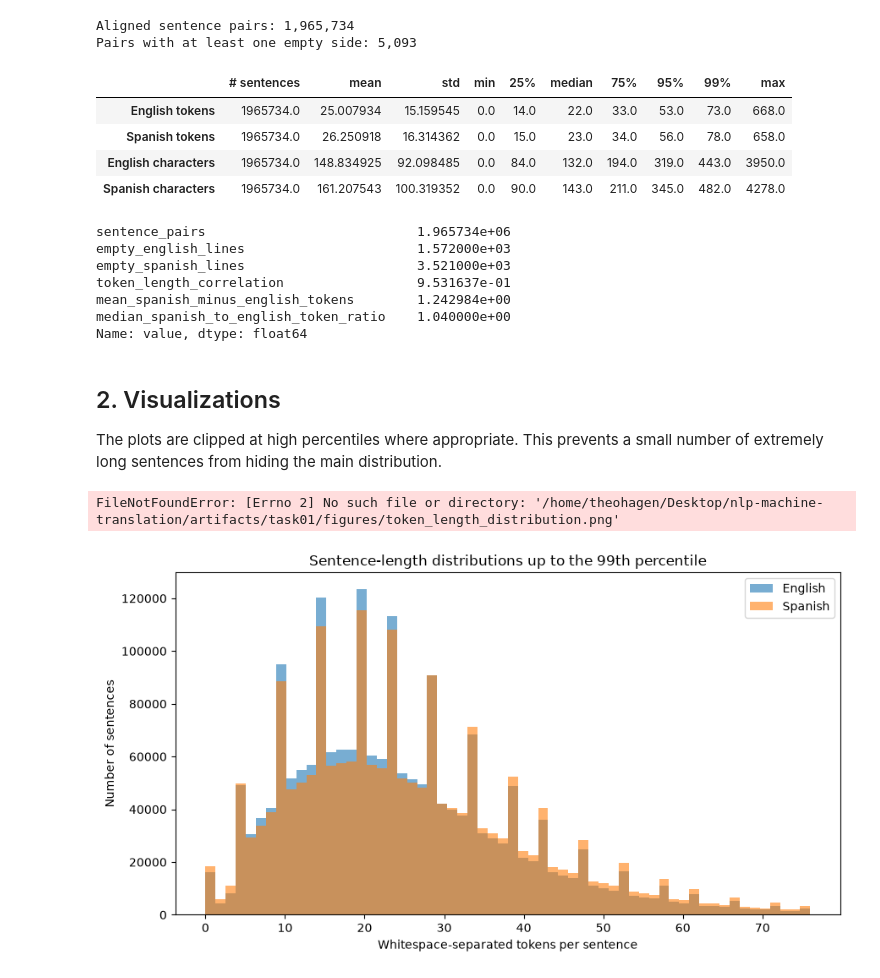
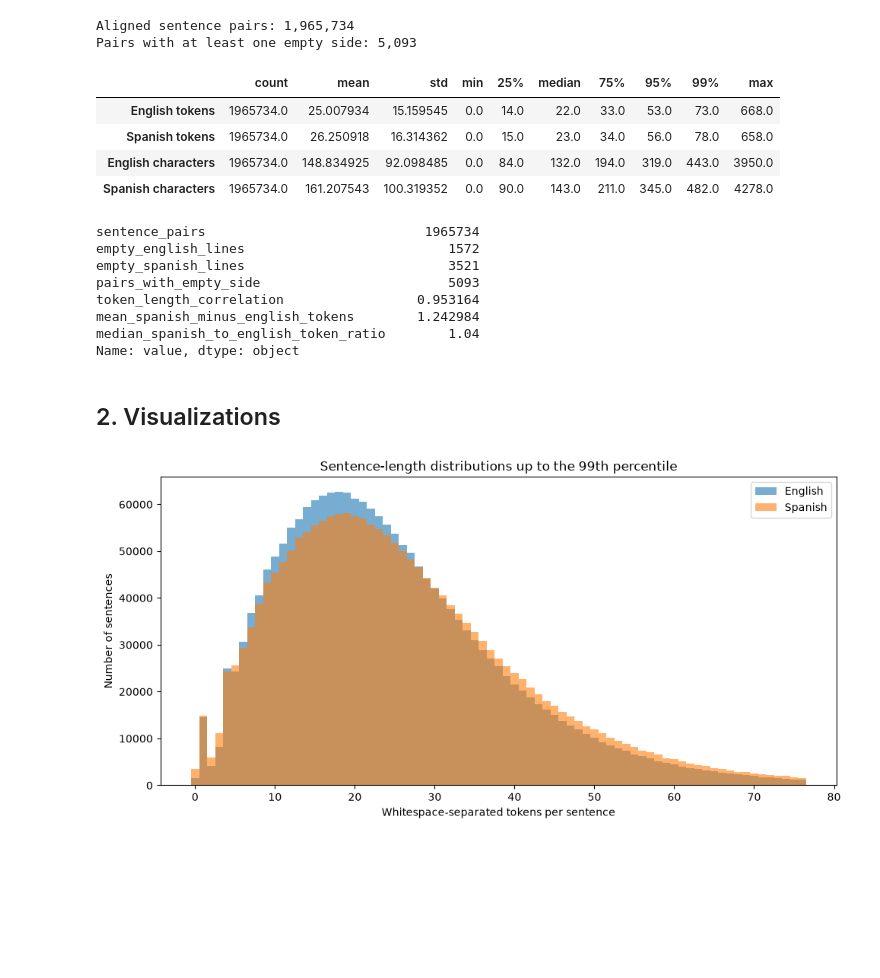
Before and after one commit to theodorhagen/nlp-machine-translation, a Jupyter notebook: notebooks/task01_data_exploration.ipynb, the cells around one changed output. Saved outputs shown, nothing was run; the diff lists cells and outputs as text; code cells hidden in the pictures; blank space fills up the shorter version.

```diff
--- a/notebooks/task01_data_exploration.ipynb
+++ b/notebooks/task01_data_exploration.ipynb
@@ -6,7 +6,6 @@ This notebook explores the aligned English–Spanish Europarl corpus and creates
 from pathlib import Path
 from itertools import zip_longest
 from array import array
-import json
 
 import matplotlib.pyplot as plt
 import numpy as np
@@ -18,13 +17,12 @@ SAMPLE_FRACTION = 0.10
 
 PROJECT_ROOT = Path.cwd().parent
 DATA_DIR = PROJECT_ROOT / "data"
+PLOT_DIR = PROJECT_ROOT / "plots" / "task01"
+SAMPLE_DIR = DATA_DIR / "sampled"
+
 EN_PATH = DATA_DIR / "europarl-v7.es-en.en"
 ES_PATH = DATA_DIR / "europarl-v7.es-en.es"
 
-ARTIFACT_DIR = PROJECT_ROOT / "artifacts" / "task01"
-FIGURE_DIR = ARTIFACT_DIR / "figures"
-SAMPLE_DIR = DATA_DIR / "sampled"
-
 print(f"Project root: {PROJECT_ROOT}")
 # %% [output]
 Project root: /home/theohagen/Desktop/nlp-machine-translation
@@ -94,7 +92,7 @@ token_ratio = np.divide(
 
 def describe(values: np.ndarray) -> dict:
     return {
-        "# sentences": int(values.size),
+        "count": int(values.size),
         "mean": float(np.mean(values)),
         "std": float(np.std(values)),
         "min": int(np.min(values)),
@@ -118,7 +116,7 @@ length_summary = pd.DataFrame(
 
 length_summary
 # %% [output]
-|  | # sentences | mean | std | min | 25% | median | 75% | 95% | 99% | max |
+|  | count | mean | std | min | 25% | median | 75% | 95% | 99% | max |
 | English tokens | 1965734.0 | 25.007934 | 15.159545 | 0.0 | 14.0 | 22.0 | 33.0 | 53.0 | 73.0 | 668.0 |
 | Spanish tokens | 1965734.0 | 26.250918 | 16.314362 | 0.0 | 15.0 | 23.0 | 34.0 | 56.0 | 78.0 | 658.0 |
 | English characters | 1965734.0 | 148.834925 | 92.098485 | 0.0 | 84.0 | 132.0 | 194.0 | 319.0 | 443.0 | 3950.0 |
@@ -130,6 +128,7 @@ corpus_summary = {
     "sentence_pairs": total_pairs,
     "empty_english_lines": empty_en,
     "empty_spanish_lines": empty_es,
+    "pairs_with_empty_side": empty_pair,
     "token_length_correlation": float(np.corrcoef(en_tokens, es_tokens)[0, 1]),
     "mean_spanish_minus_english_tokens": float(np.mean(token_difference)),
     "median_spanish_to_english_token_ratio": float(np.median(valid_ratio)),
@@ -137,37 +136,47 @@ corpus_summary = {
 
 pd.Series(corpus_summary, name="value", dtype="object")
 # %% [output]
-sentence_pairs                           1.965734e+06
-empty_english_lines                      1.572000e+03
-empty_spanish_lines                      3.521000e+03
-token_length_correlation                 9.531637e-01
-mean_spanish_minus_english_tokens        1.242984e+00
-median_spanish_to_english_token_ratio    1.040000e+00
-Name: value, dtype: float64
+sentence_pairs                            1965734
+empty_english_lines                          1572
+empty_spanish_lines                          3521
+pairs_with_empty_side                        5093
+token_length_correlation                 0.953164
+mean_spanish_minus_english_tokens        1.242984
+median_spanish_to_english_token_ratio        1.04
+Name: value, dtype: object
 # %% [markdown]
 ## 2. Visualizations
-
-The plots are clipped at high percentiles where appropriate. This prevents a small number of extremely long sentences from hiding the main distribution.
 # %%
 upper = int(np.percentile(np.concatenate([en_tokens, es_tokens]), 99))
 
-plt.figure(figsize=(9, 5))
-plt.hist(en_tokens[en_tokens <= upper], bins=60, alpha=0.6, label="English")
-plt.hist(es_tokens[es_tokens <= upper], bins=60, alpha=0.6, label="Spanish")
+integer_bins = np.arange(-0.5, upper + 1.5, 1)
+
+plt.figure(figsize=(10, 5))
+
+plt.hist(
+    en_tokens[en_tokens <= upper],
+    bins=integer_bins,
+    alpha=0.6,
+    label="English",
+)
+
+plt.hist(
+    es_tokens[es_tokens <= upper],
+    bins=integer_bins,
+    alpha=0.6,
+    label="Spanish",
+)
+
 plt.xlabel("Whitespace-separated tokens per sentence")
 plt.ylabel("Number of sentences")
 plt.title("Sentence-length distributions up to the 99th percentile")
 plt.legend()
 plt.tight_layout()
-
-path = FIGURE_DIR / "token_length_distribution.png"
+path = PLOT_DIR / "token_length_distribution.png"
 plt.savefig(path, dpi=200)
 plt.show()
-
-print(path)
 # %% [output]
-FileNotFoundError: [Errno 2] No such file or directory: '/home/theohagen/Desktop/nlp-machine-translation/artifacts/task01/figures/token_length_distribution.png'
-[figure, old version]
+[figure, new version]
 # %%
 x_limit = int(np.percentile(en_tokens, 99))
 y_limit = int(np.percentile(es_tokens, 99))
```
Also changed, not shown: parts of 9 cells of this notebook, 4 other files.
